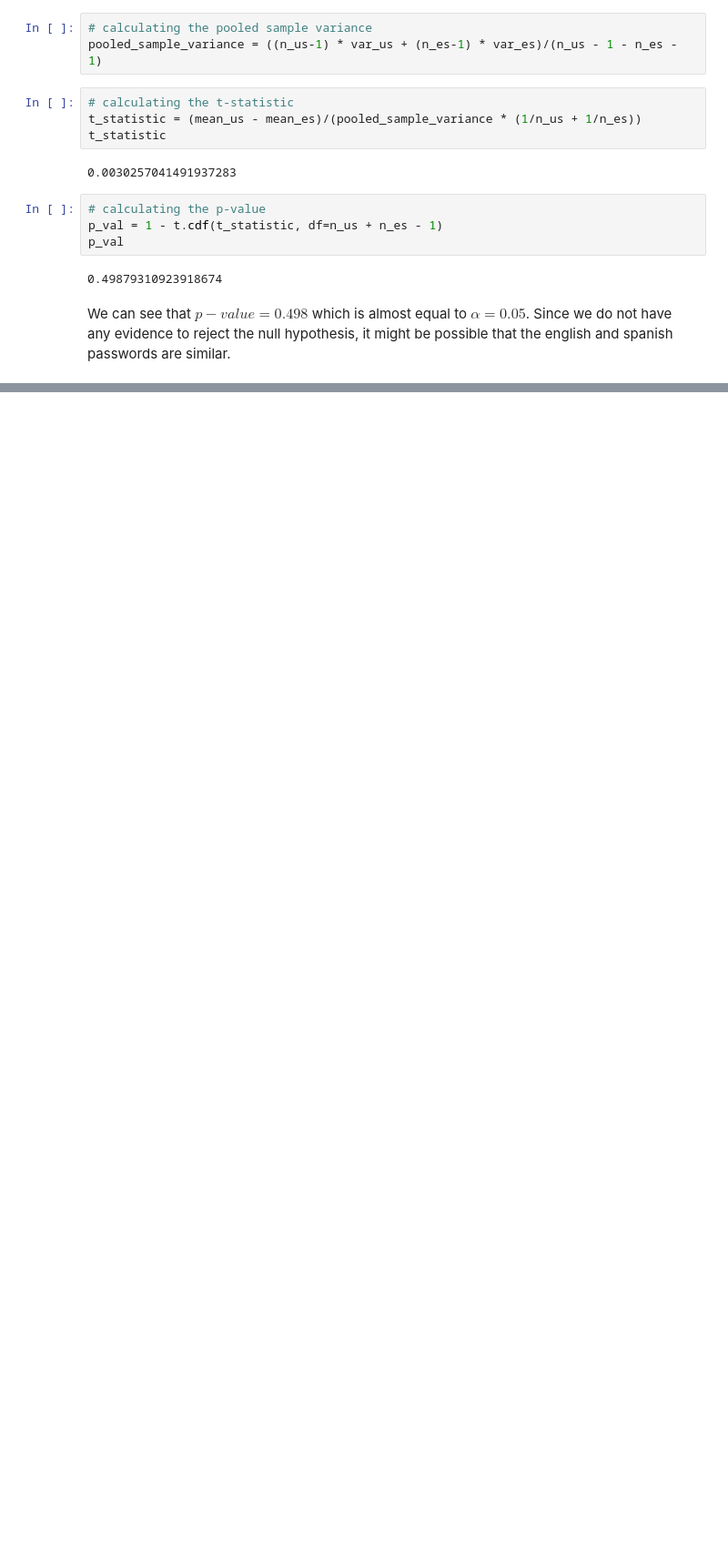
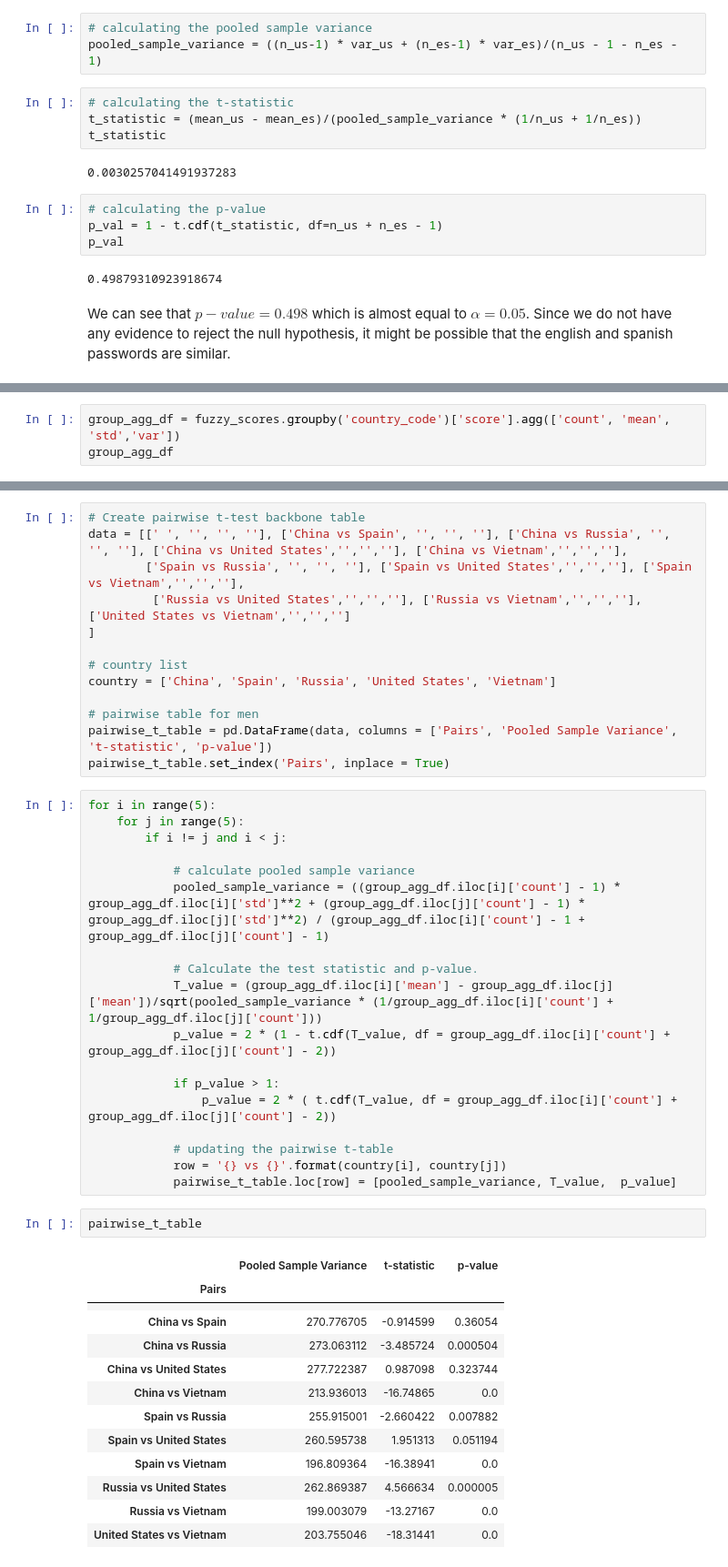
Before and after one commit to 98yangjames/Password-Analysis, a Jupyter notebook: Similarity Analysis/fuzzy.ipynb, the cells around one changed output, grey strips where cells are left out. Shown at 91% size. Cells and saved outputs as stored; diff of their text form; blank space fills up the shorter version.

Commit message:
pairwise test

```diff
--- a/Similarity Analysis/fuzzy.ipynb
+++ b/Similarity Analysis/fuzzy.ipynb
@@ -310,0 +323,3 @@ We  can see that $p-value = 0.498$ which is almost equal to $\alpha = 0.05$. Sin
+# %%
+group_agg_df = fuzzy_scores.groupby('country_code')['score'].agg(['count', 'mean', 'std','var'])
+group_agg_df
@@ -310,0 +334,47 @@ We  can see that $p-value = 0.498$ which is almost equal to $\alpha = 0.05$. Sin
+# %%
+# Create pairwise t-test backbone table
+data = [[' ', '', '', ''], ['China vs Spain', '', '', ''], ['China vs Russia', '', '', ''], ['China vs United States','','',''], ['China vs Vietnam','','',''],
+        ['Spain vs Russia', '', '', ''], ['Spain vs United States','','',''], ['Spain vs Vietnam','','',''],
+         ['Russia vs United States','','',''], ['Russia vs Vietnam','','',''], ['United States vs Vietnam','','','']
+]
+
+# country list
+country = ['China', 'Spain', 'Russia', 'United States', 'Vietnam']
+
+# pairwise table for men
+pairwise_t_table = pd.DataFrame(data, columns = ['Pairs', 'Pooled Sample Variance', 't-statistic', 'p-value'])
+pairwise_t_table.set_index('Pairs', inplace = True)
+# %%
+for i in range(5):
+    for j in range(5):
+        if i != j and i < j:
+
+            # calculate pooled sample variance
+            pooled_sample_variance = ((group_agg_df.iloc[i]['count'] - 1) * group_agg_df.iloc[i]['std']**2 + (group_agg_df.iloc[j]['count'] - 1) * group_agg_df.iloc[j]['std']**2) / (group_agg_df.iloc[i]['count'] - 1 + group_agg_df.iloc[j]['count'] - 1)
+
+            # Calculate the test statistic and p-value.
+            T_value = (group_agg_df.iloc[i]['mean'] - group_agg_df.iloc[j]['mean'])/sqrt(pooled_sample_variance * (1/group_agg_df.iloc[i]['count'] + 1/group_agg_df.iloc[j]['count']))
+            p_value = 2 * (1 - t.cdf(T_value, df = group_agg_df.iloc[i]['count'] + group_agg_df.iloc[j]['count'] - 2))
+
+            if p_value > 1:
+                p_value = 2 * ( t.cdf(T_value, df = group_agg_df.iloc[i]['count'] + group_agg_df.iloc[j]['count'] - 2))
+
+            # updating the pairwise t-table
+            row = '{} vs {}'.format(country[i], country[j])
+            pairwise_t_table.loc[row] = [pooled_sample_variance, T_value,  p_value]
+# %%
+pairwise_t_table
+# %% [output]
+|  | Pooled Sample Variance | t-statistic | p-value |
+| Pairs |  |  |  |
+|  |  |  |  |
+| China vs Spain | 270.776705 | -0.914599 | 0.36054 |
+| China vs Russia | 273.063112 | -3.485724 | 0.000504 |
+| China vs United States | 277.722387 | 0.987098 | 0.323744 |
+| China vs Vietnam | 213.936013 | -16.74865 | 0.0 |
+| Spain vs Russia | 255.915001 | -2.660422 | 0.007882 |
+| Spain vs United States | 260.595738 | 1.951313 | 0.051194 |
+| Spain vs Vietnam | 196.809364 | -16.38941 | 0.0 |
+| Russia vs United States | 262.869387 | 4.566634 | 0.000005 |
+| Russia vs Vietnam | 199.003079 | -13.27167 | 0.0 |
+| United States vs Vietnam | 203.755046 | -18.31441 | 0.0 |
```
Also changed, not shown: parts of 4 cells of this notebook.
